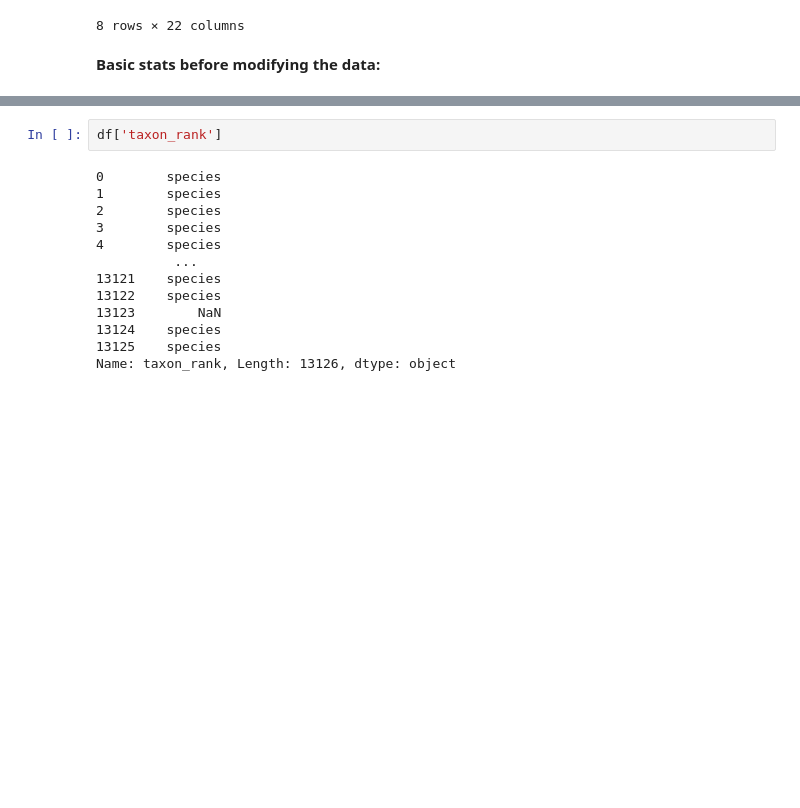
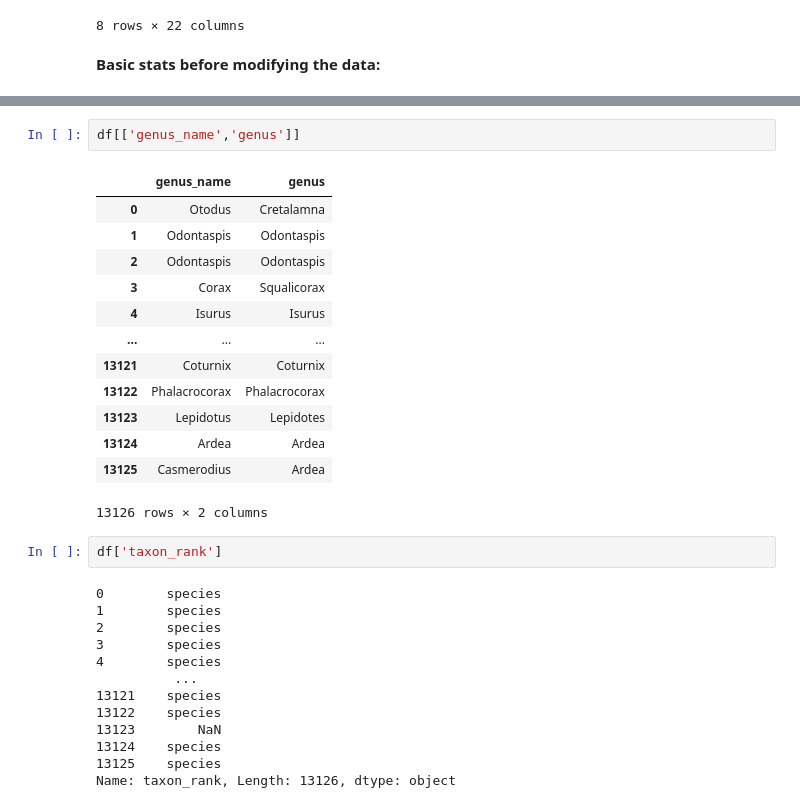
Before and after one commit to mftorres/Madagascar_repo, a Jupyter notebook: Fossil_data_breakdown_code_20220923.ipynb, the cells around one changed output, grey strips where cells are left out. Saved outputs shown, nothing was run; the diff lists cells and outputs as text; blank space fills up the shorter version.

```diff
--- a/Fossil_data_breakdown_code_20220923.ipynb
+++ b/Fossil_data_breakdown_code_20220923.ipynb
@@ -149,3 +250,19 @@ array(['Chordata', 'Spermatophyta', 'Ginkgophyta', 'Angiospermae',
+# %%
+df[['genus_name','genus']]
+# %% [output]
+|  | genus_name | genus |
+| 0 | Otodus | Cretalamna |
+| 1 | Odontaspis | Odontaspis |
+| 2 | Odontaspis | Odontaspis |
+| 3 | Corax | Squalicorax |
+| 4 | Isurus | Isurus |
+| ... | ... | ... |
+| 13121 | Coturnix | Coturnix |
+| 13122 | Phalacrocorax | Phalacrocorax |
+| 13123 | Lepidotus | Lepidotes |
+| 13124 | Ardea | Ardea |
+| 13125 | Casmerodius | Ardea |
+13126 rows × 2 columns
 # %%
 df['taxon_rank']
 # %% [output]
```
Also changed, not shown: parts of 14 cells of this notebook.
